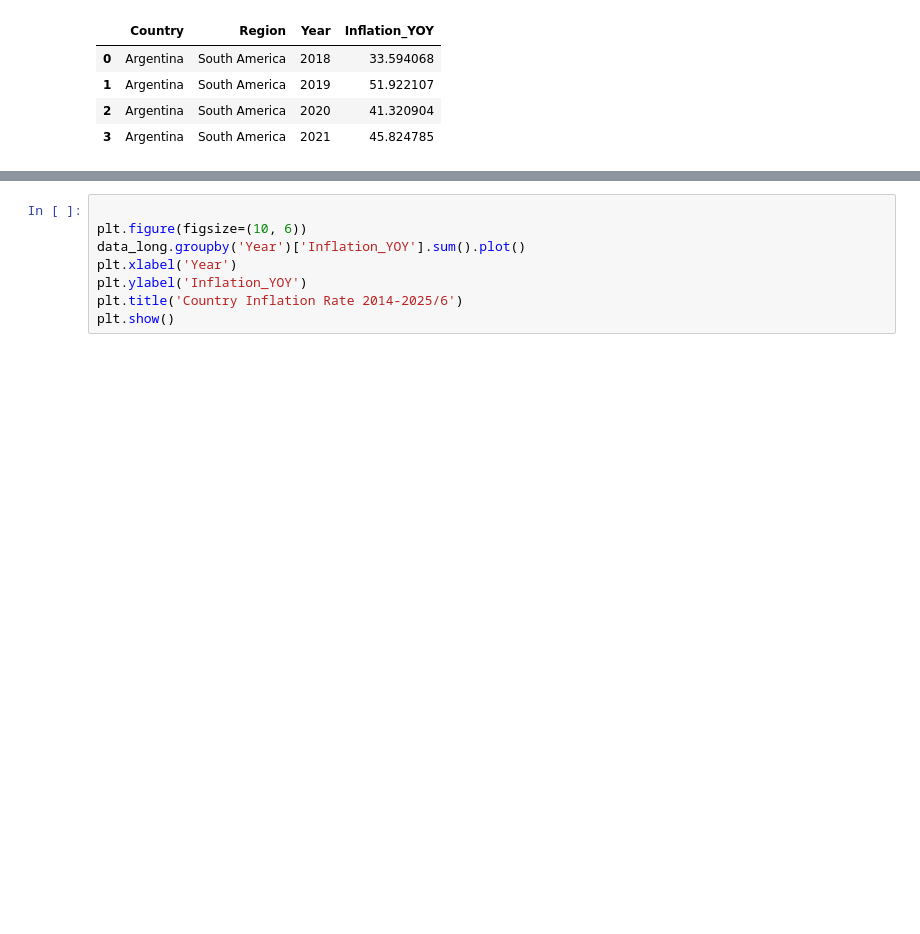
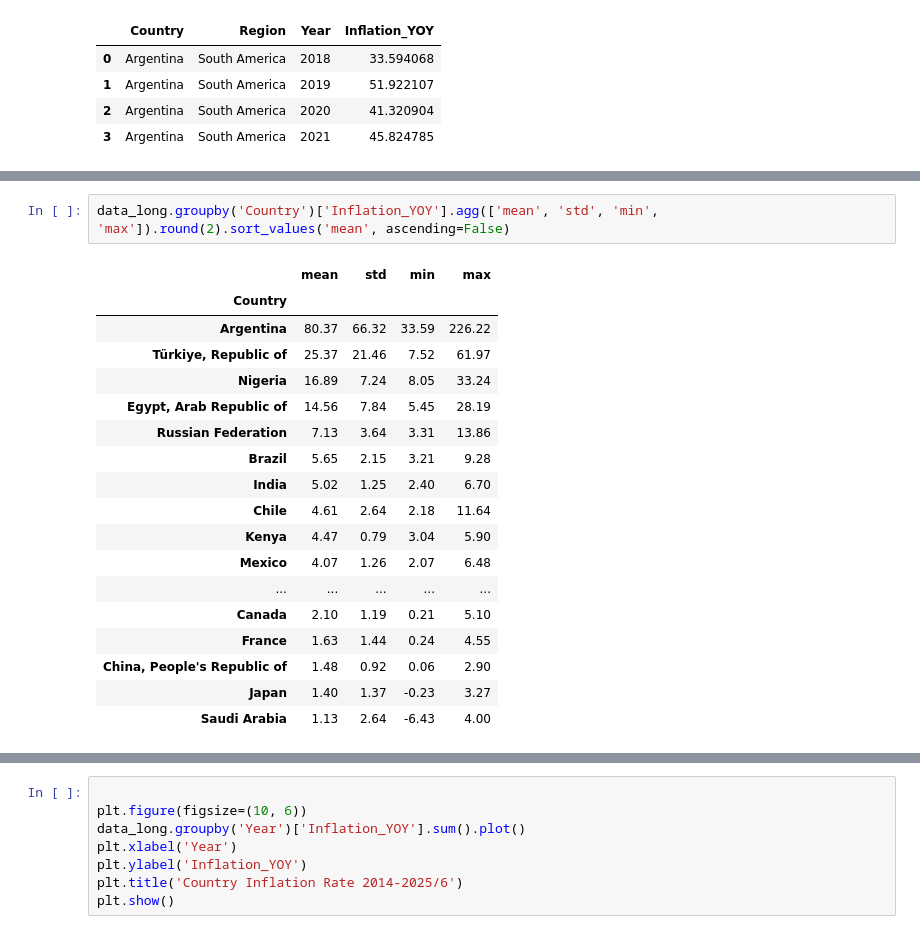
Before and after one commit to syahrazfa/inflation-regime-detection, a Jupyter notebook: analytics.ipynb, the cells around one changed output, grey strips where cells are left out. Drawn from its saved outputs; the diff is of its cells as text; blank space fills up the shorter version.

```diff
--- a/analytics.ipynb
+++ b/analytics.ipynb
@@ -248,0 +281,21 @@ data_long.head(4)
+# %%
+data_long.groupby('Country')['Inflation_YOY'].agg(['mean', 'std', 'min', 'max']).round(2).sort_values('mean', ascending=False)
+# %% [output]
+|  | mean | std | min | max |
+| Country |  |  |  |  |
+| Argentina | 80.37 | 66.32 | 33.59 | 226.22 |
+| Türkiye, Republic of | 25.37 | 21.46 | 7.52 | 61.97 |
+| Nigeria | 16.89 | 7.24 | 8.05 | 33.24 |
+| Egypt, Arab Republic of | 14.56 | 7.84 | 5.45 | 28.19 |
+| Russian Federation | 7.13 | 3.64 | 3.31 | 13.86 |
+| Brazil | 5.65 | 2.15 | 3.21 | 9.28 |
+| India | 5.02 | 1.25 | 2.40 | 6.70 |
+| Chile | 4.61 | 2.64 | 2.18 | 11.64 |
+| Kenya | 4.47 | 0.79 | 3.04 | 5.90 |
+| Mexico | 4.07 | 1.26 | 2.07 | 6.48 |
+| ... | ... | ... | ... | ... |
+| Canada | 2.10 | 1.19 | 0.21 | 5.10 |
+| France | 1.63 | 1.44 | 0.24 | 4.55 |
+| China, People's Republic of | 1.48 | 0.92 | 0.06 | 2.90 |
+| Japan | 1.40 | 1.37 | -0.23 | 3.27 |
+| Saudi Arabia | 1.13 | 2.64 | -6.43 | 4.00 |
```
Also changed, not shown: parts of 28 cells of this notebook.
